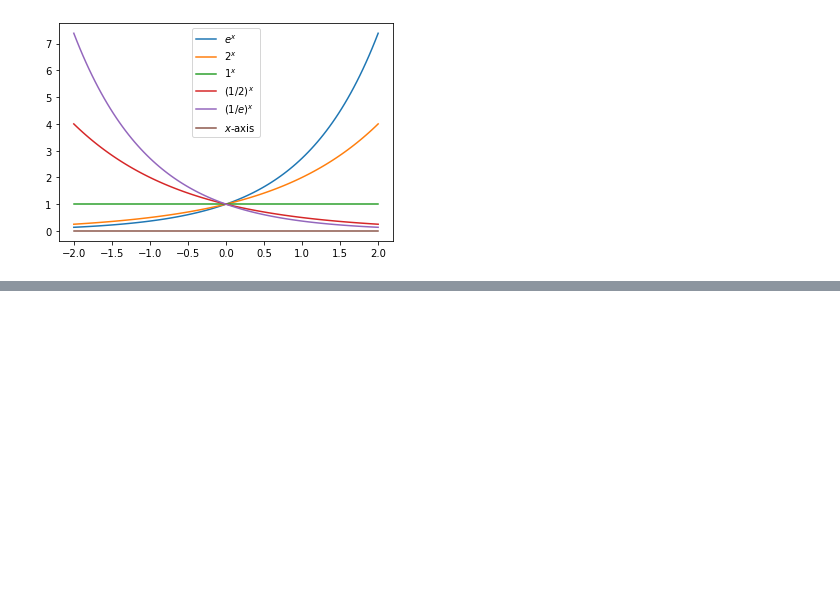
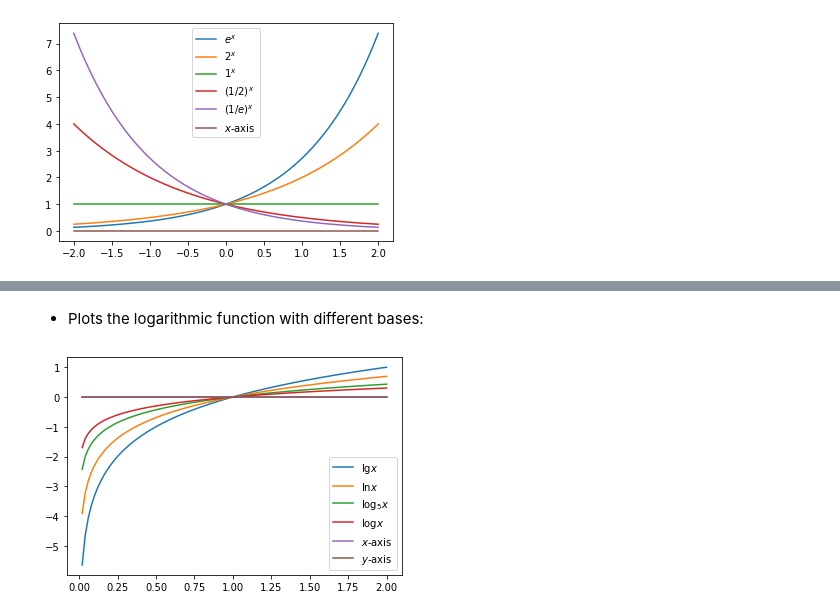
Before and after one commit to the-ben-borg/bloom-dse, a Jupyter notebook: linear-algebra/LinearAlgebra-Module 3 Notes.ipynb, the cells around one changed output, grey strips where cells are left out. Drawn from its saved outputs; the diff is of its cells as text; code cells hidden in the pictures; blank space fills up the shorter version.

```diff
--- a/linear-algebra/LinearAlgebra-Module 3 Notes.ipynb
+++ b/linear-algebra/LinearAlgebra-Module 3 Notes.ipynb
@@ -84,0 +100,18 @@ plt.show()
+# %% [markdown]
+- Plots the logarithmic function with different bases:
+# %%
+import numpy as np
+import math
+import matplotlib.pyplot as plt
+step = 100
+x = np.linspace(0.02, 2, step)
+plt.plot(x, np.log2(x), label="$\lg x$")
+plt.plot(x, np.log(x), label="$\ln x$")
+plt.plot(x, [math.log(x0, 5) for x0 in x], label="$\log_5 x$")
+plt.plot(x, np.log10(x), label="$\log x$")
+plt.plot(x, np.linspace(0, 0, step), label="$x$-axis")
+plt.plot(x, np.linspace(0, 0, step), label="$y$-axis")
+plt.legend()
+plt.show()
+# %% [output]
+[figure, added]
```
Also changed, not shown: parts of 3 cells of this notebook, 1 other file.
